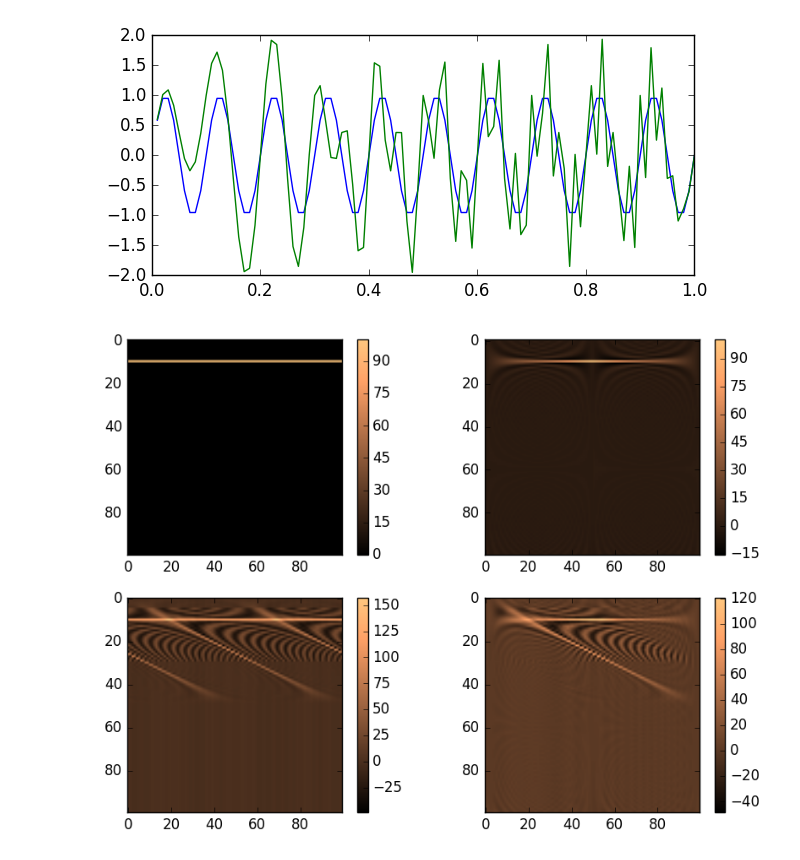
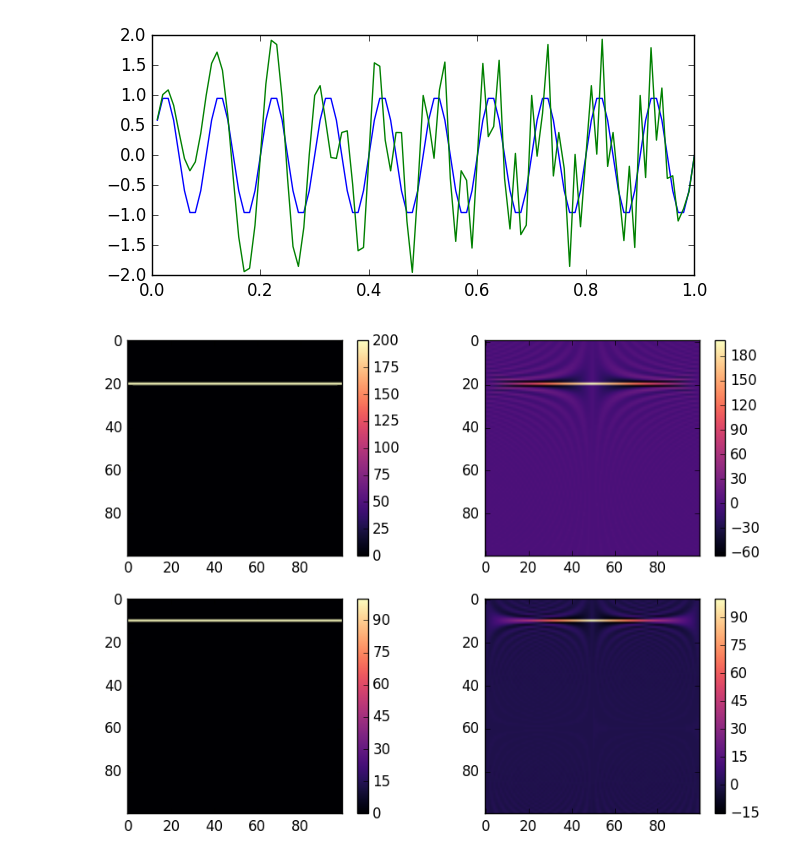
Before and after one commit to zzar43/MATH_600, a Jupyter notebook: WVD.ipynb, the cells around one changed output. Saved outputs shown, nothing was run; the diff lists cells and outputs as text; code cells hidden in the pictures.

Commit message:
WVD function.

```diff
--- a/WVD.ipynb
+++ b/WVD.ipynb
@@ -49,0 +68,17 @@ Hilbert_da (generic function with 1 method)
+# %%
+function WVD_da1(x)
+  N = length(x)::Int;
+  y = interp_da(x);
+  y = Hilbert_da(y);
+  yy = [y;y;y];
+  yy[1:2*N] = 0;
+  yy[4*N+1:end] = 0;
+  W = zeros(Complex{Float64}, 2*N,N);
+  for n = 1:N
+    for p = 0:(2*N-1)
+      W[p+1,n] = yy[2*n+p-N+2*N] * conj(yy[2*n-p+N+2*N]);
+    end
+  end
+  WW = real(fft(W,1)); WW = WW[1:N,:];
+  return WW
+end
@@ -106,26 +143,31 @@ plt.plot(t,x2);
 # %% [output]
 [figure]
 # %%
-W1_1 = WVD_da2(x1);
-W1_2 = WVD_da3(x1);
-W2_1 = WVD_da2(x2);
-W2_2 = WVD_da3(x2);
+W1_1 = WVD_da(x1);
+W1_2 = WVD_da1(x1);
+W1_3 = WVD_da2(x1);
+W1_4 = WVD_da3(x1);
+
+W2_1 = WVD_da(x2);
+W2_2 = WVD_da1(x2);
+W2_3 = WVD_da2(x2);
+W2_4 = WVD_da3(x2);
 # %%
 fig = plt.figure("pyplot_subplot",figsize=(10,7));
 plt.subplot(221);
-plt.imshow(W1_1, cmap=ColorMap("copper"));
+plt.imshow(W1_1, cmap=ColorMap("magma"));
 colorbar();
 # ------------------------------
 plt.subplot(222);
-plt.imshow(W1_2, cmap=ColorMap("copper"));
+plt.imshow(W1_2, cmap=ColorMap("magma"));
 colorbar();
 # ------------------------------
 plt.subplot(223);
-plt.imshow(W2_1, cmap=ColorMap("copper"));
+plt.imshow(W1_3, cmap=ColorMap("magma"));
 colorbar();
 # ------------------------------
 plt.subplot(224);
-plt.imshow(W2_2, cmap=ColorMap("copper"));
+plt.imshow(W1_4, cmap=ColorMap("magma"));
 colorbar();
 # %% [output]
-[figure, old version]
+[figure, new version]
```
Also changed, not shown: parts of 21 cells of this notebook.
